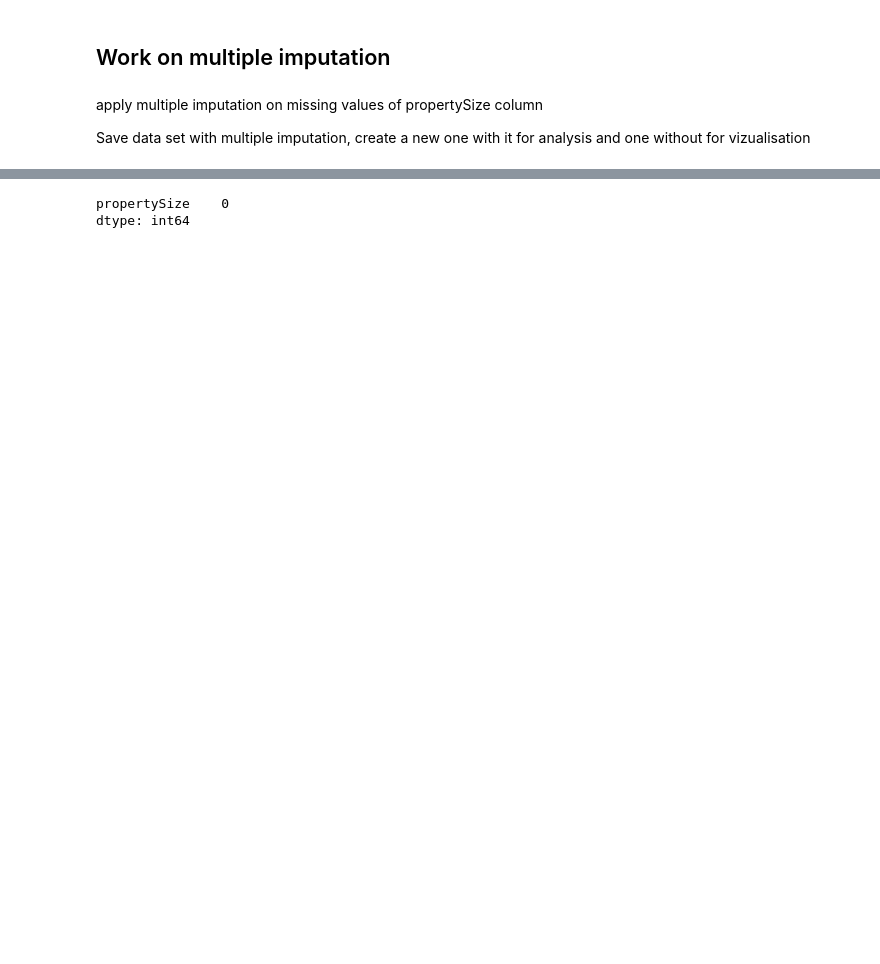
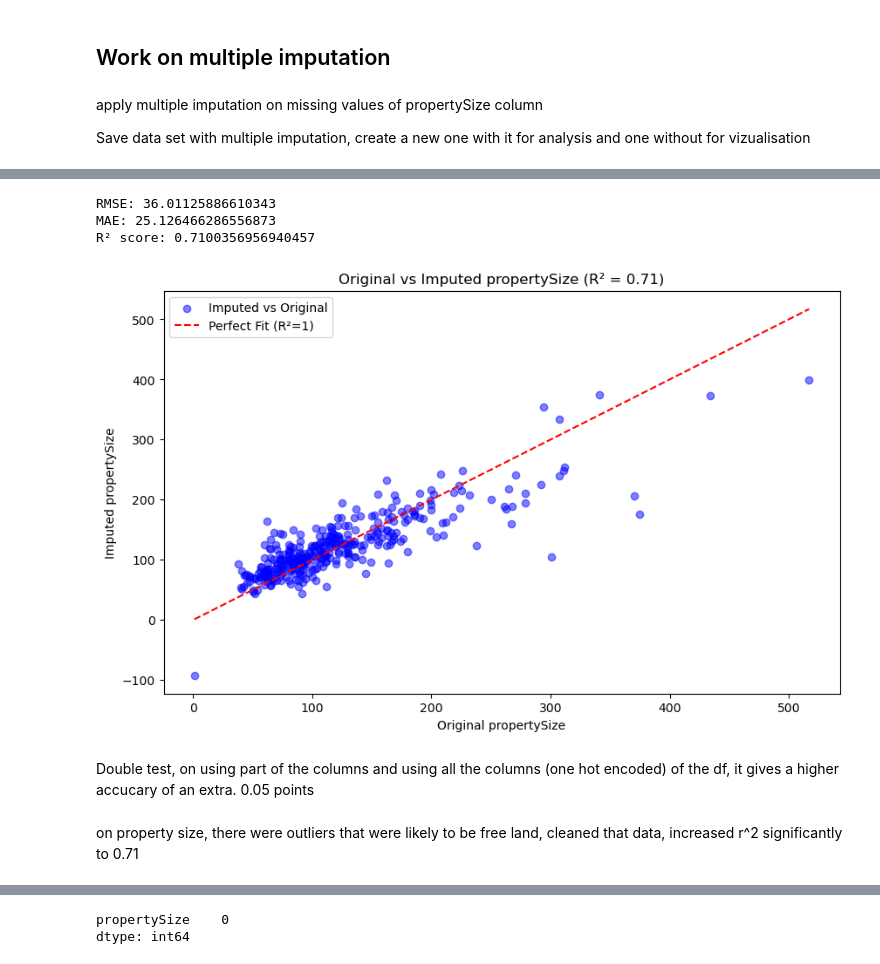
Before and after one commit to fernandes-s/Daft_ie, a Jupyter notebook: daft.ie_eda.ipynb, the cells around one changed output, grey strips where cells are left out. Drawn from its saved outputs; the diff is of its cells as text; code cells hidden in the pictures; blank space fills up the shorter version.

```diff
--- a/daft.ie_eda.ipynb
+++ b/daft.ie_eda.ipynb
@@ -432,0 +508,66 @@ https://scikit-learn.org/stable/modules/impute.html
+# %%
+import numpy as np
+import pandas as pd
+from sklearn.experimental import enable_iterative_imputer  # noqa
+from sklearn.impute import IterativeImputer
+from sklearn.preprocessing import StandardScaler
+from sklearn.metrics import mean_squared_error, mean_absolute_error, r2_score
+import matplotlib.pyplot as plt
+
+# Step 1: Remove rows with actual NaN values in 'propertySize'
+df_clean = df[df['propertySize'].notna()].copy()
+
+# Step 2: Simulate missing values by randomly setting some values to NaN
+np.random.seed(0)  # For reproducibility
+missing_mask = np.random.choice([True, False], size=df_clean.shape[0], p=[0.1, 0.9])  # Set 10% of the data to missing
+df_missing = df_clean.copy()
+df_missing.loc[missing_mask, 'propertySize'] = np.nan
+
+# Step 3: Select relevant columns for imputation
+columns_for_imputation = df.columns  # Use all columns of the DataFrame for imputation
+
+# Step 4: Scale the data before imputation
+scaler = StandardScaler()
+df_scaled = pd.DataFrame(scaler.fit_transform(df_missing), columns=columns_for_imputation)
+
+# Step 5: Initialize and fit IterativeImputer on the scaled data
+imp = IterativeImputer(max_iter=10, random_state=0)
+df_scaled_imputed = pd.DataFrame(imp.fit_transform(df_scaled), columns=columns_for_imputation)
+
+# Step 6: Inverse transform the scaled data to return it to the original scale
+df_imputed = pd.DataFrame(scaler.inverse_transform(df_scaled_imputed), columns=columns_for_imputation)
+
+# Step 7: Calculate accuracy metrics by comparing imputed vs original values
+original_values = df_clean.loc[missing_mask, 'propertySize']  # Original values that were "hidden"
+imputed_values = df_imputed.loc[missing_mask, 'propertySize']  # Imputed values
+
+# Calculate RMSE
+rmse = np.sqrt(mean_squared_error(original_values, imputed_values))
+print(f"RMSE: {rmse}")
+
+# Calculate MAE
+mae = mean_absolute_error(original_values, imputed_values)
+print(f"MAE: {mae}")
+
+# Calculate R² score
+r2 = r2_score(original_values, imputed_values)
+print(f"R² score: {r2}")
+
+# Step 8: Plot the original vs imputed values to visualize the differences
+plt.figure(figsize=(10,6))
+plt.scatter(original_values, imputed_values, color='blue', alpha=0.5, label='Imputed vs Original')
+plt.plot([original_values.min(), original_values.max()], [original_values.min(), original_values.max()], 'r--', label='Perfect Fit (R²=1)')
+plt.xlabel('Original propertySize')
+plt.ylabel('Imputed propertySize')
+plt.title(f'Original vs Imputed propertySize (R² = {r2:.2f})')
+plt.legend()
+plt.show()
+# %% [output]
+RMSE: 36.01125886610343
+MAE: 25.126466286556873
+R² score: 0.7100356956940457
+[figure, added]
+# %% [markdown]
+Double test, on using part of the columns and using all the columns (one hot encoded) of the df, it gives a higher accucary of an extra. 0.05 points
+# %% [markdown]
+on property size, there were outliers that were likely to be free land, cleaned that data, increased r^2 significantly to 0.71
```
Also changed, not shown: parts of 40 cells of this notebook.
